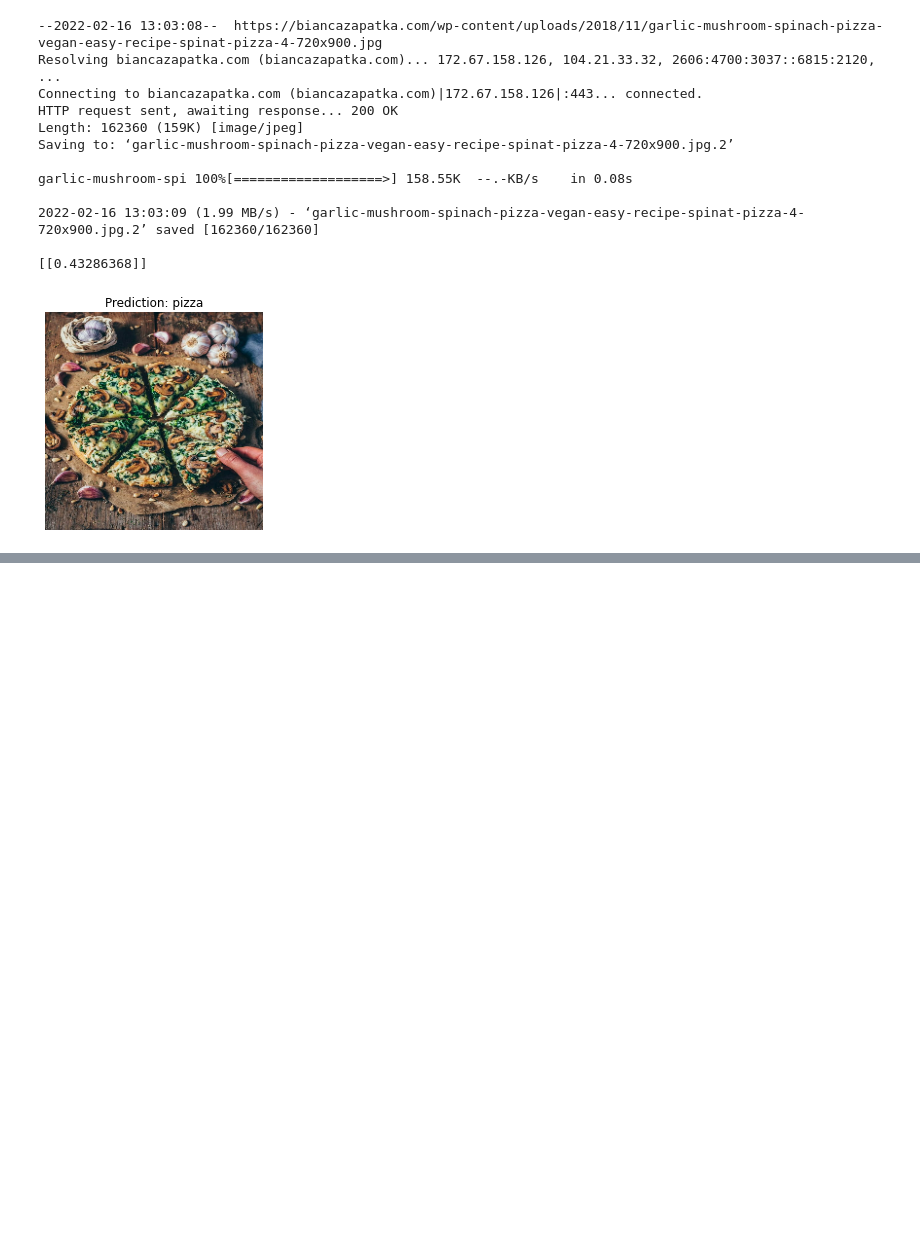
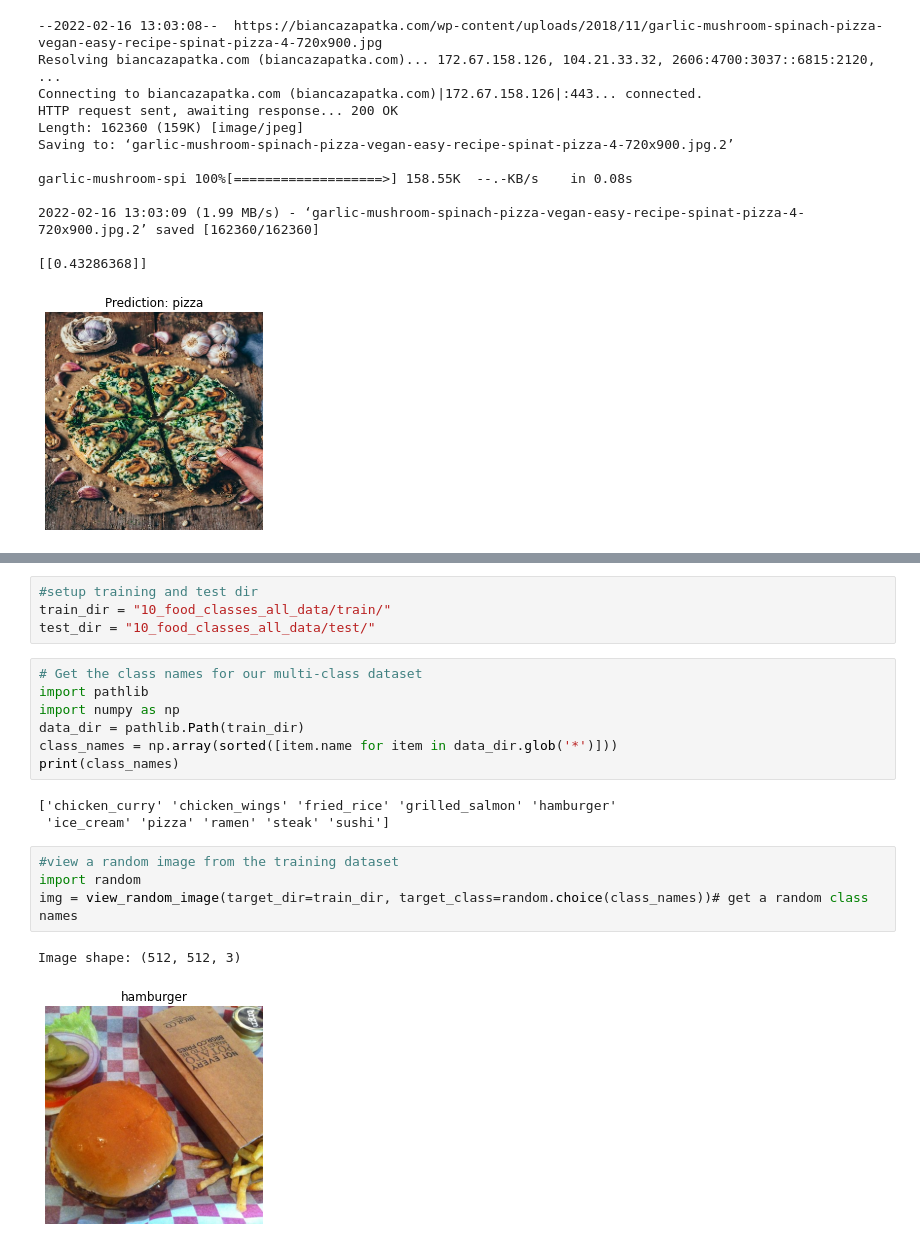
Before and after one commit to El-Nico/tensorflow-notes, a Jupyter notebook: convolution_exercises.ipynb, the cells around one changed output, grey strips where cells are left out. Drawn from its saved outputs; the diff is of its cells as text; blank space fills up the shorter version.

```diff
--- a/convolution_exercises.ipynb
+++ b/convolution_exercises.ipynb
@@ -464,0 +513,21 @@ garlic-mushroom-spi 100%[===================>] 158.55K  --.-KB/s    in 0.08s
+# %%
+#setup training and test dir
+train_dir = "10_food_classes_all_data/train/"
+test_dir = "10_food_classes_all_data/test/"
+# %%
+# Get the class names for our multi-class dataset
+import pathlib
+import numpy as np
+data_dir = pathlib.Path(train_dir)
+class_names = np.array(sorted([item.name for item in data_dir.glob('*')]))
+print(class_names)
+# %% [output]
+['chicken_curry' 'chicken_wings' 'fried_rice' 'grilled_salmon' 'hamburger'
+ 'ice_cream' 'pizza' 'ramen' 'steak' 'sushi']
+# %%
+#view a random image from the training dataset
+import random
+img = view_random_image(target_dir=train_dir, target_class=random.choice(class_names))# get a random class names
+# %% [output]
+Image shape: (512, 512, 3)
+[figure, added]
```
Also changed, not shown: parts of 10 cells of this notebook.
